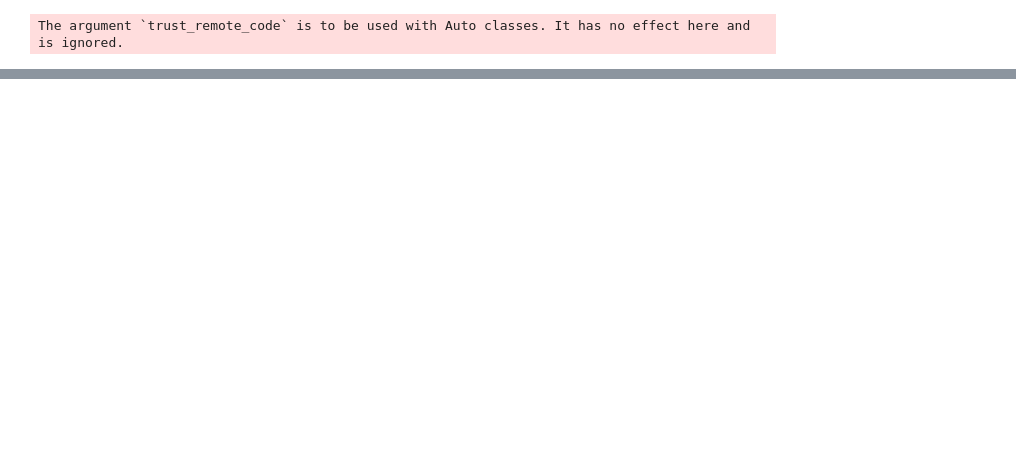
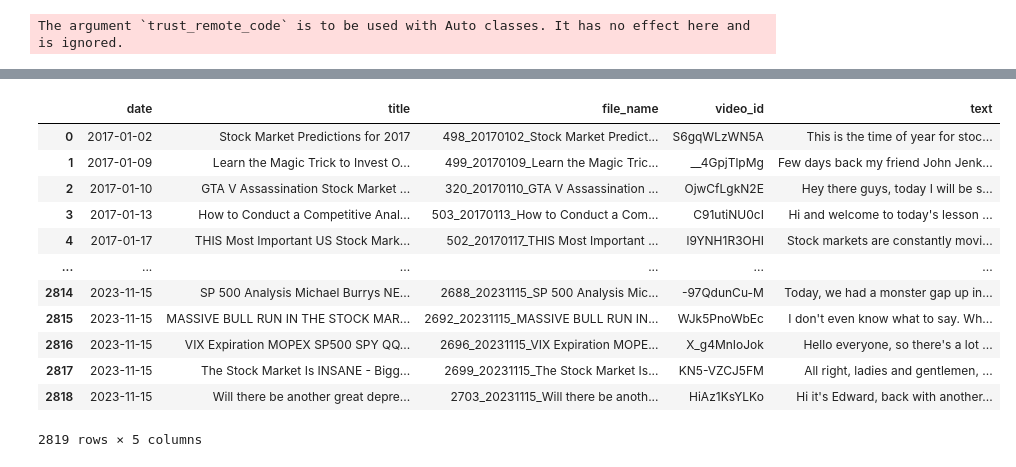
Before and after one commit to FELAB-KHU/SNPQuant, a Jupyter notebook: youtube_Llama2.ipynb, the cells around one changed output, grey strips where cells are left out. Saved outputs shown, nothing was run; the diff lists cells and outputs as text; code cells hidden in the pictures; blank space fills up the shorter version.

```diff
--- a/youtube_Llama2.ipynb
+++ b/youtube_Llama2.ipynb
@@ -47,0 +15,72 @@ for sentiment in out_text:
+# %%
+import os
+import pandas as pd
+
+# youtube/_transcribe folder 내 파일 명들을 다 가져옴
+path = './youtube/_transcribe'
+file_list = os.listdir(path)
+file_list.sort()
+file_list
+
+# _를 기준으로 파일명을 나눠 데이터프레임에 저장
+# 예시 6_20231003_PHP Stock Market Analyzer - 3 - Connecting to the Database 7Ub8uHHTTwo.txt
+
+# 첫번째 _ : 파일번호
+# 두번째 _ : 영상 게시 날짜
+# 세번째 _ : 영상 제목
+
+# 파일번호, 영상 게시 날짜, 영상 제목, 파일명, 고유번호를 저장할 데이터프레임 생성
+df = pd.DataFrame(columns=['file_number', 'date', 'title', 'file_name'])
+
+# 파일명을 _를 기준으로 나눠 데이터프레임에 저장
+for i in range(len(file_list)):
+    file_name = file_list[i]
+    file_name_split = file_name.split('_')
+    file_number = file_name_split[0]
+    date = file_name_split[1]
+    title = file_name_split[2][:-16]
+    df.loc[i] = [file_number, date, title, file_name]
+
+# 고유 아이디는 확장자를 제외하고 무조건 11자리임
+df['video_id'] = df['file_name'].str[-15:-4]
+
+df.sort_values(by=['date'], axis=0, inplace=True)
+
+# date를 날짜로 변환
+df['date'] = pd.to_datetime(df['date'], format='%Y%m%d', errors='ignore')
+
+# date를 기준으로 2017년 이전 데이터는 제외
+df = df[df['date'] >= '2017-01-01']
+
+# 파일번호 제거, 파일 이름 제거, 인덱스 제거
+df.drop(['file_number'], axis=1, inplace=True)
+df.reset_index(drop=True, inplace=True)
+
+# Date를 기준으로 월 별 groupby 수행 후 count 값을 히스토그램으로 표시
+# df.groupby(df['date'].dt.strftime('%Y-%m'))['date'].count().plot(kind="bar")
+
+# file_name을 기준으로 파일을 읽어 들여서 text에 저장
+text = []
+for i in range(len(df)):
+    file_name = df['file_name'][i]
+    f = open('./youtube/_transcribe/' + file_name, 'r', encoding='utf-8')
+    text.append(f.read())
+    f.close()
+
+# df에 text 열을 추가하고 text를 저장
+df['text'] = text
+df.to_csv('./youtube/_transcribe/youtube_transcribe.csv', index=False)
+# %% [output]
+|  | date | title | file_name | video_id | text |
+| 0 | 2017-01-02 | Stock Market Predictions for 2017 | 498_20170102_Stock Market Predict... | S6gqWLzWN5A | This is the time of year for stoc... |
+| 1 | 2017-01-09 | Learn the Magic Trick to Invest O... | 499_20170109_Learn the Magic Tric... | __4GpjTlpMg | Few days back my friend John Jenk... |
+| 2 | 2017-01-10 | GTA V Assassination Stock Market ... | 320_20170110_GTA V Assassination ... | OjwCfLgkN2E | Hey there guys, today I will be s... |
+| 3 | 2017-01-13 | How to Conduct a Competitive Anal... | 503_20170113_How to Conduct a Com... | C91utiNU0cI | Hi and welcome to today's lesson ... |
+| 4 | 2017-01-17 | THIS Most Important US Stock Mark... | 502_20170117_THIS Most Important ... | l9YNH1R3OHI | Stock markets are constantly movi... |
+| ... | ... | ... | ... | ... | ... |
+| 2814 | 2023-11-15 | SP 500 Analysis Michael Burrys NE... | 2688_20231115_SP 500 Analysis Mic... | -97QdunCu-M | Today, we had a monster gap up in... |
+| 2815 | 2023-11-15 | MASSIVE BULL RUN IN THE STOCK MAR... | 2692_20231115_MASSIVE BULL RUN IN... | WJk5PnoWbEc | I don't even know what to say. Wh... |
+| 2816 | 2023-11-15 | VIX Expiration MOPEX SP500 SPY QQ... | 2696_20231115_VIX Expiration MOPE... | X_g4MnIoJok | Hello everyone, so there's a lot ... |
+| 2817 | 2023-11-15 | The Stock Market Is INSANE - Bigg... | 2699_20231115_The Stock Market Is... | KN5-VZCJ5FM | All right, ladies and gentlemen, ... |
+| 2818 | 2023-11-15 | Will there be another great depre... | 2703_20231115_Will there be anoth... | HiAz1KsYLKo | Hi it's Edward, back with another... |
+2819 rows × 5 columns
```
Also changed, not shown: parts of 7 cells of this notebook.
